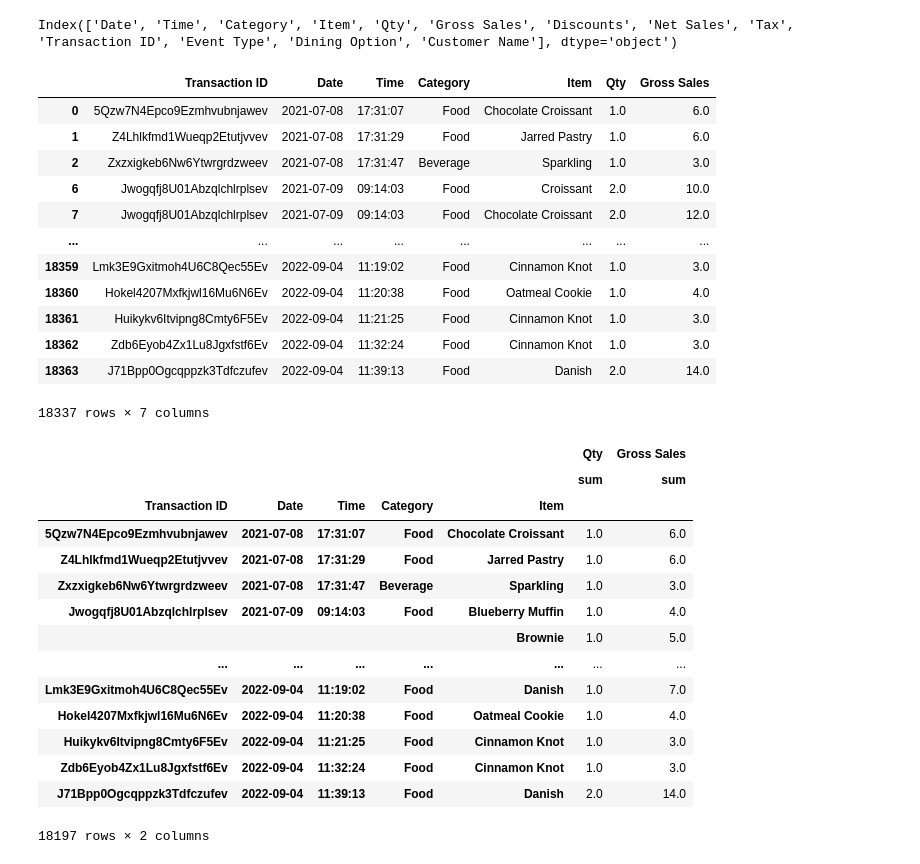
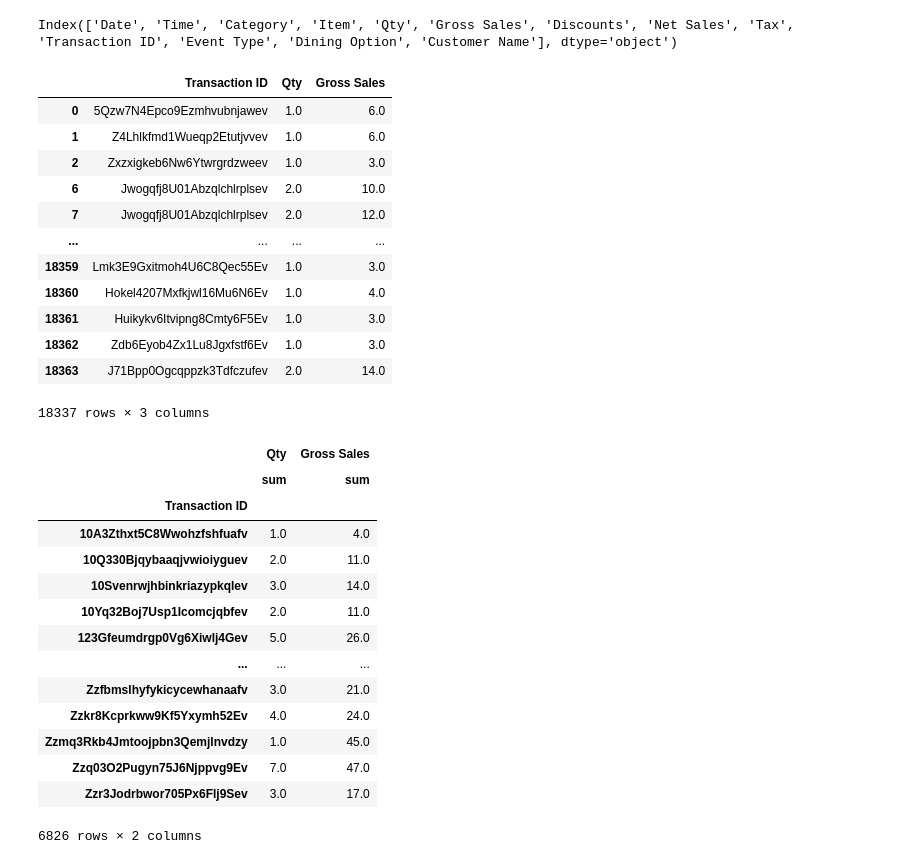
Before and after one commit to pympk/py379, a Jupyter notebook: bb/item_sale_group.ipynb, the cells around one changed output. Saved outputs shown, nothing was run; the diff lists cells and outputs as text; code cells hidden in the pictures.

```diff
--- a/bb/item_sale_group.ipynb
+++ b/bb/item_sale_group.ipynb
@@ -49,0 +26,6 @@ df.shape: (18337, 13)
+# %%
+df = df[df['Event Type'] != 'Refund']
+df = df[df['Qty'] >= 0]
+df = df.sort_values(['Date', 'Time'])
+_rows_dropped, _cols_dropped = (rows_org - df.shape[0]), (cols_org - df.shape[1])
+print(f'df.shape: {df.shape}, rows dropped from original: {_rows_dropped}, columns dropped from original: {_cols_dropped}')
@@ -54,42 +52,46 @@ df.columns
 # %% [output]
 Index(['Date', 'Time', 'Category', 'Item', 'Qty', 'Gross Sales', 'Discounts', 'Net Sales', 'Tax', 'Transaction ID', 'Event Type', 'Dining Option', 'Customer Name'], dtype='object')
 # %%
-_cols = ['Transaction ID', 'Date', 'Time', 'Category', 'Item', 'Qty', 'Gross Sales']
+# _cols = ['Transaction ID', 'Date', 'Time', 'Category', 'Item', 'Qty', 'Gross Sales']
+_cols = ['Transaction ID', 'Qty', 'Gross Sales']
 df1 = df[_cols]
 pd.set_option('max_colwidth', 30)
 df1
 # %% [output]
-|  | Transaction ID | Date | Time | Category | Item | Qty | Gross Sales |
-| 0 | 5Qzw7N4Epco9Ezmhvubnjawev | 2021-07-08 | 17:31:07 | Food | Chocolate Croissant | 1.0 | 6.0 |
-| 1 | Z4Lhlkfmd1Wueqp2Etutjvvev | 2021-07-08 | 17:31:29 | Food | Jarred Pastry | 1.0 | 6.0 |
-| 2 | Zxzxigkeb6Nw6Ytwrgrdzweev | 2021-07-08 | 17:31:47 | Beverage | Sparkling | 1.0 | 3.0 |
-| 6 | Jwogqfj8U01Abzqlchlrplsev | 2021-07-09 | 09:14:03 | Food | Croissant | 2.0 | 10.0 |
-| 7 | Jwogqfj8U01Abzqlchlrplsev | 2021-07-09 | 09:14:03 | Food | Chocolate Croissant | 2.0 | 12.0 |
-| ... | ... | ... | ... | ... | ... | ... | ... |
-| 18359 | Lmk3E9Gxitmoh4U6C8Qec55Ev | 2022-09-04 | 11:19:02 | Food | Cinnamon Knot | 1.0 | 3.0 |
-| 18360 | Hokel4207Mxfkjwl16Mu6N6Ev | 2022-09-04 | 11:20:38 | Food | Oatmeal Cookie | 1.0 | 4.0 |
-| 18361 | Huikykv6Itvipng8Cmty6F5Ev | 2022-09-04 | 11:21:25 | Food | Cinnamon Knot | 1.0 | 3.0 |
-| 18362 | Zdb6Eyob4Zx1Lu8Jgxfstf6Ev | 2022-09-04 | 11:32:24 | Food | Cinnamon Knot | 1.0 | 3.0 |
-| 18363 | J71Bpp0Ogcqppzk3Tdfczufev | 2022-09-04 | 11:39:13 | Food | Danish | 2.0 | 14.0 |
+|  | Transaction ID | Qty | Gross Sales |
+| 0 | 5Qzw7N4Epco9Ezmhvubnjawev | 1.0 | 6.0 |
+| 1 | Z4Lhlkfmd1Wueqp2Etutjvvev | 1.0 | 6.0 |
+| 2 | Zxzxigkeb6Nw6Ytwrgrdzweev | 1.0 | 3.0 |
+| 6 | Jwogqfj8U01Abzqlchlrplsev | 2.0 | 10.0 |
+| 7 | Jwogqfj8U01Abzqlchlrplsev | 2.0 | 12.0 |
+| ... | ... | ... | ... |
+| 18359 | Lmk3E9Gxitmoh4U6C8Qec55Ev | 1.0 | 3.0 |
+| 18360 | Hokel4207Mxfkjwl16Mu6N6Ev | 1.0 | 4.0 |
+| 18361 | Huikykv6Itvipng8Cmty6F5Ev | 1.0 | 3.0 |
+| 18362 | Zdb6Eyob4Zx1Lu8Jgxfstf6Ev | 1.0 | 3.0 |
+| 18363 | J71Bpp0Ogcqppzk3Tdfczufev | 2.0 | 14.0 |
-18337 rows × 7 columns
+18337 rows × 3 columns
 # %%
 # https://towardsdatascience.com/pandas-groupby-a-simple-but-detailed-tutorial-314b8f37005d
-sales_by_TransID = df1.groupby(['Transaction ID', 'Date', 'Time', 'Category', 'Item']).agg(['sum'])
-sales_by_TransID = sales_by_TransID.sort_values(['Date', 'Time'])
-sales_by_TransID
+# https://towardsdatascience.com/accessing-data-in-a-multiindex-dataframe-in-pandas-569e8767201d
+# sales_by_TransID = df1.groupby(['Transaction ID', 'Date', 'Time', 'Category', 'Item']).agg(['sum'])
+_df = df1.groupby(['Transaction ID']).agg(['sum'])
+# _df['Avg Sales'] = _df['Gross Sales sum'] / _df['Qty sum']
+_df
+# sales_by_TransID[Avg Sales] =
 # %% [output]
-|  |  |  |  |  | Qty | Gross Sales |
-|  |  |  |  |  | sum | sum |
-| Transaction ID | Date | Time | Category | Item |  |  |
-| 5Qzw7N4Epco9Ezmhvubnjawev | 2021-07-08 | 17:31:07 | Food | Chocolate Croissant | 1.0 | 6.0 |
-| Z4Lhlkfmd1Wueqp2Etutjvvev | 2021-07-08 | 17:31:29 | Food | Jarred Pastry | 1.0 | 6.0 |
-| Zxzxigkeb6Nw6Ytwrgrdzweev | 2021-07-08 | 17:31:47 | Beverage | Sparkling | 1.0 | 3.0 |
-| Jwogqfj8U01Abzqlchlrplsev | 2021-07-09 | 09:14:03 | Food | Blueberry Muffin | 1.0 | 4.0 |
-|  |  |  |  | Brownie | 1.0 | 5.0 |
-| ... | ... | ... | ... | ... | ... | ... |
-| Lmk3E9Gxitmoh4U6C8Qec55Ev | 2022-09-04 | 11:19:02 | Food | Danish | 1.0 | 7.0 |
-| Hokel4207Mxfkjwl16Mu6N6Ev | 2022-09-04 | 11:20:38 | Food | Oatmeal Cookie | 1.0 | 4.0 |
-| Huikykv6Itvipng8Cmty6F5Ev | 2022-09-04 | 11:21:25 | Food | Cinnamon Knot | 1.0 | 3.0 |
-| Zdb6Eyob4Zx1Lu8Jgxfstf6Ev | 2022-09-04 | 11:32:24 | Food | Cinnamon Knot | 1.0 | 3.0 |
-| J71Bpp0Ogcqppzk3Tdfczufev | 2022-09-04 | 11:39:13 | Food | Danish | 2.0 | 14.0 |
+|  | Qty | Gross Sales |
+|  | sum | sum |
+| Transaction ID |  |  |
+| 10A3Zthxt5C8Wwohzfshfuafv | 1.0 | 4.0 |
+| 10Q330Bjqybaaqjvwioiyguev | 2.0 | 11.0 |
+| 10Svenrwjhbinkriazypkqlev | 3.0 | 14.0 |
+| 10Yq32Boj7Usp1Icomcjqbfev | 2.0 | 11.0 |
+| 123Gfeumdrgp0Vg6Xiwlj4Gev | 5.0 | 26.0 |
+| ... | ... | ... |
+| Zzfbmslhyfykicycewhanaafv | 3.0 | 21.0 |
+| Zzkr8Kcprkww9Kf5Yxymh52Ev | 4.0 | 24.0 |
+| Zzmq3Rkb4Jmtoojpbn3Qemjlnvdzy | 1.0 | 45.0 |
+| Zzq03O2Pugyn75J6Njppvg9Ev | 7.0 | 47.0 |
+| Zzr3Jodrbwor705Px6Flj9Sev | 3.0 | 17.0 |
-18197 rows × 2 columns
+6826 rows × 2 columns
```
Also changed, not shown: parts of 20 cells of this notebook.
